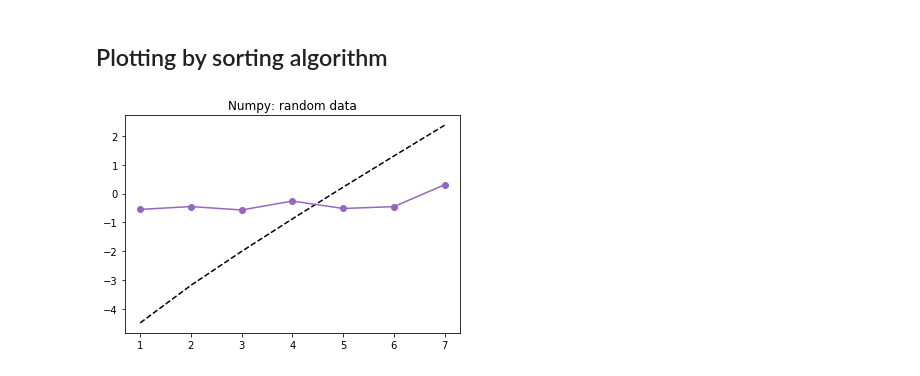
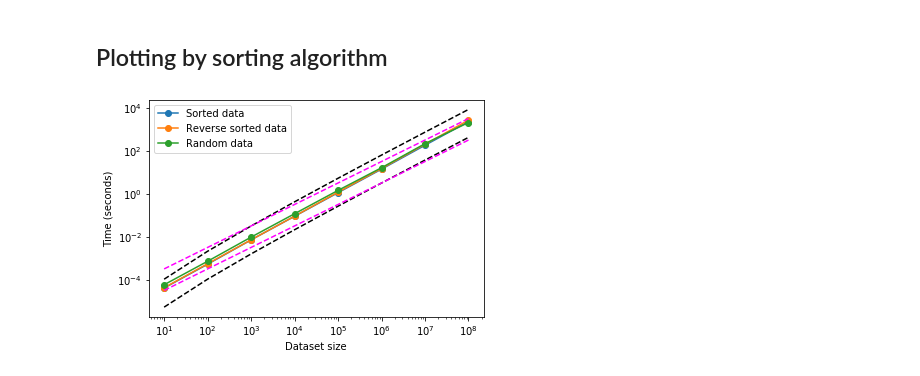
Before and after one commit to Nicomunster/INF221-Term-Paper, a Jupyter notebook: Benchmarking_notebook.ipynb, the cells around one changed output. Saved outputs shown, nothing was run; the diff lists cells and outputs as text; code cells hidden in the pictures.

```diff
--- a/Benchmarking_notebook.ipynb
+++ b/Benchmarking_notebook.ipynb
@@ -176,7 +176,7 @@ import matplotlib.pyplot as plt
 import numpy as np
 
 results = pd.read_csv('results.csv')
-input_sizes = [10**1, 10**2, 10**3, 10**4, 10**5, 10**6, 10**7]
+input_sizes = [10**1, 10**2, 10**3, 10**4, 10**5, 10**6, 10**7, 10**8]
 
 for input_ord in ['sorted', 'reverse', 'random']:
     plt.figure()
@@ -192,8 +192,10 @@ for input_ord in ['sorted', 'reverse', 'random']:
             results_input_size = results_sorting_algorithm[is_input_size]
             sorting_algorithm_mins.append(np.amin(results_input_size['Time']))
 
-        plt.loglog(input_sizes, sorting_algorithm_mins)
+        plt.loglog(input_sizes, sorting_algorithm_mins, '-o')
 
+    plt.xlabel('Dataset size')
+    plt.ylabel('Time (seconds)')
     plt.legend(['Merge sort', 'Heapsort', 'Quicksort', 'Built-in Python', 'Numpy'])
-    plt.savefig(input_ord + '.png')
+    plt.savefig(input_ord + '.pdf')
 # %% [output]
@@ -205,38 +207,42 @@ for input_ord in ['sorted', 'reverse', 'random']:
 # %%
 import pandas as pd
 import matplotlib.pyplot as plt
 import numpy as np
 
 results = pd.read_csv('results.csv')
 
-x = [10**1, 10**2, 10**3, 10**4, 10**5, 10**6, 10**7]
+x = [10**1, 10**2, 10**3, 10**4, 10**5, 10**6, 10**7, 10**8]
 
 plt.figure()
-#plt.plot(np.log10(x), np.log10([(10**(-5))*n*np.log2(n) for n in x]), '--', color='k')
-plt.plot(np.log10(x), np.log10([(10**(-6))*n*np.log2(n) for n in x]), '--', color='k')
 
-#plt.plot(np.log10(x), np.log10([10**-5*n for n in x]), '--', color='k')
+sorting_algorithm = 'Merge sort'
+for input_ord in ['sorted', 'reverse', 'random']:
+    is_input_ord = results['Input ordering'] == input_ord
+    results_input_ord = results[is_input_ord]
 
-#plt.plot(np.log10(x), np.log10([10**-8*n**2 for n in x]), '--', color='k')
-#plt.plot(np.log10(x), np.log10([10**-12*n**2 for n in x]), '--', color='k')
+    is_sorting_algorithm = results_input_ord['Sorting algorithm'] == sorting_algorithm
+    results_sorting_algorithm = results_input_ord[is_sorting_algorithm]
 
-input_ord = 'random'
-sorting_algorithm = 'Numpy'
+    sorting_algorithm_mins = []
+    for n in x:
+        is_input_size = results_sorting_algorithm['Input size'] == n
+        results_input_size = results_sorting_algorithm[is_input_size]
+        sorting_algorithm_mins.append(np.amin(results_input_size['Time']))
+    plt.loglog(x, sorting_algorithm_mins, 'o-')
 
-is_input_ord = results['Input ordering'] == input_ord
-results_input_ord = results[is_input_ord]
+plt.loglog(x, [10**-5.5*n*np.log2(n) for n in x], '--', color='k')
+plt.loglog(x, [10**-6.8*n*np.log2(n) for n in x], '--', color='k')
 
-is_sorting_algorithm = results_input_ord['Sorting algorithm'] == sorting_algorithm
-results_sorting_algorithm = results_input_ord[is_sorting_algorithm]
-sorting_algorithm_means = []
-for n in x:
-    is_input_size = results_sorting_algorithm['Input size'] == n
-    results_input_size = results_sorting_algorithm[is_input_size]
-    sorting_algorithm_means.append(np.amin(results_input_size['Time']))
-plt.plot(np.log10(x), np.log10(sorting_algorithm_means), 'o-', color='C4')
+plt.loglog(x, [10**-4.5*n for n in x], '--', color='magenta')
+plt.loglog(x, [10**-5.5*n for n in x], '--', color='magenta')
 
-plt.title(sorting_algorithm + ': ' + input_ord + ' data')
+#plt.loglog(x, [10**-8*n**2 for n in x], '--', color='k')
+#plt.loglog(x, [10**-12*n**2 for n in x], '--', color='k')
+
+plt.legend(['Sorted data', 'Reverse sorted data', 'Random data'])
+plt.xlabel('Dataset size')
+plt.ylabel('Time (seconds)')
 plt.savefig(sorting_algorithm + '_' + input_ord + '.pdf')
 plt.show()
 # %% [output]
-[figure, old version]
+[figure, new version]
```
Also changed, not shown: parts of 2 cells of this notebook, 14 other files.
